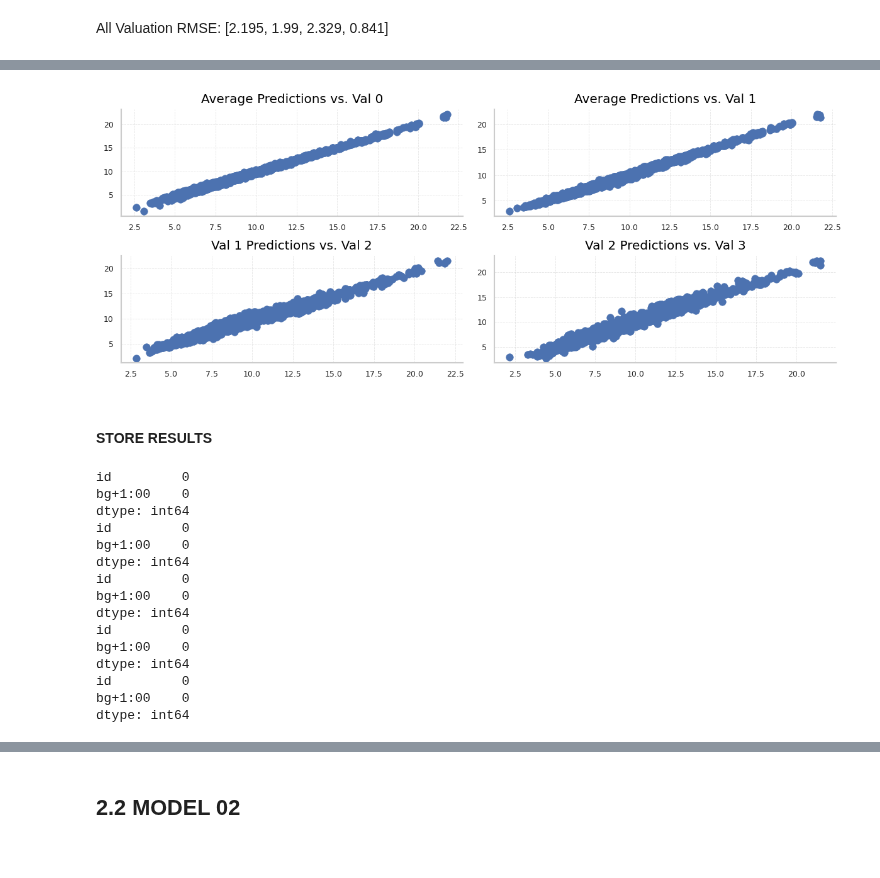
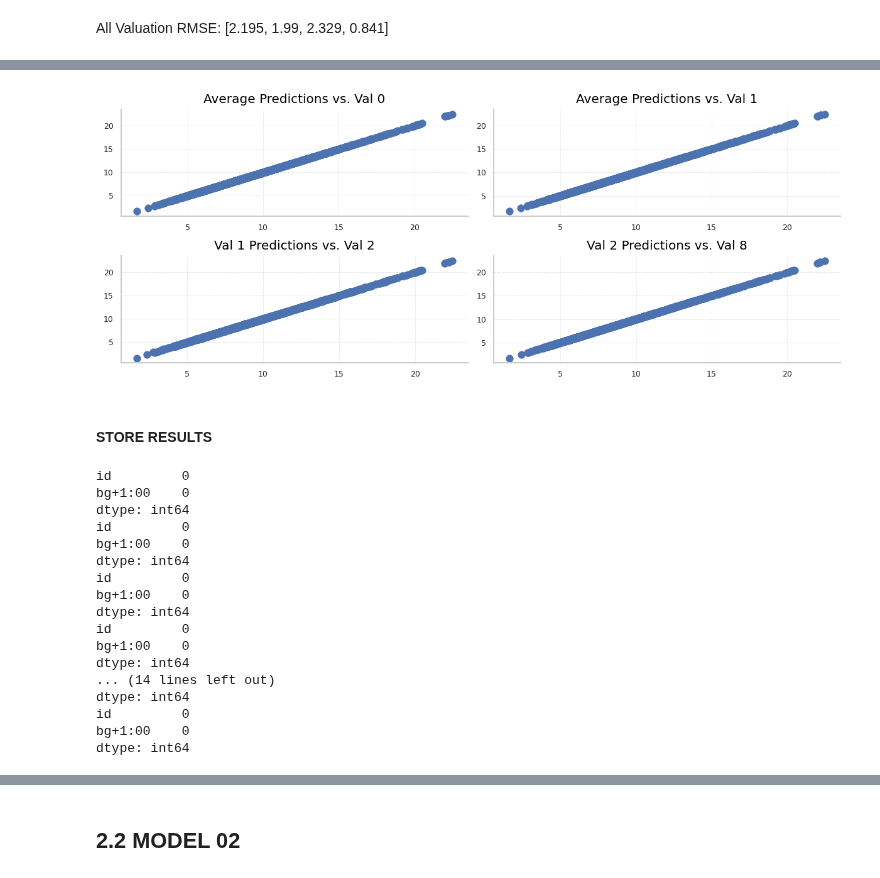
Before and after one commit to fabriziobasso/Colab_backup, a Jupyter notebook: File_00_NN_ext.ipynb, the cells around one changed output, grey strips where cells are left out. Drawn from its saved outputs; the diff is of its cells as text; code cells hidden in the pictures.

```diff
--- a/File_00_NN_ext.ipynb
+++ b/File_00_NN_ext.ipynb
@@ -876,28 +877,29 @@ def run_experiment(X_train, X_test, model_constructor, best_params, experiment_n
       model = model_constructor(vocabulary=vocabulary,
                                 lr = learning_rate,
                                 **best_params)
+      if i>=0:
+        print("Start training the model...")
 
-      print("Start training the model...")
+        history = model.fit(train_dataset,
+                            epochs=num_epochs,
+                            callbacks=[keras.callbacks.EarlyStopping(monitor='val_rmse', patience=5, mode="min",
+                                                      start_from_epoch=5,restore_best_weights=True),
+                                      keras.callbacks.ModelCheckpoint(filepath=checkpoint_filepath,
+                                                        save_weights_only=True,
+                                                        monitor="val_rmse",
+                                                        mode='min',
+                                                        save_best_only=True),
+                                      keras.callbacks.ReduceLROnPlateau(monitor='val_rmse', factor=0.5,
+                                                              patience=3, min_lr=0.0001, mode="min")],
+                            validation_data=valid_dataset)
 
-      history = model.fit(train_dataset,
-                          epochs=num_epochs,
-                          callbacks=[keras.callbacks.EarlyStopping(monitor='val_rmse', patience=17, mode="min",
-                                                    start_from_epoch=5,restore_best_weights=True),
-                                    keras.callbacks.ModelCheckpoint(filepath=checkpoint_filepath,
-                                                      save_weights_only=True,
-                                                      monitor="val_rmse",
-                                                      mode='min',
-                                                      save_best_only=True),
-                                    keras.callbacks.ReduceLROnPlateau(monitor='val_rmse', factor=0.5,
-                                                            patience=5, min_lr=0.0001, mode="min")],
-                          validation_data=valid_dataset)
-
-      print("Model training finished")
+        print("Model training finished")
 
       model.load_weights(checkpoint_filepath)
       model.evaluate(valid_dataset, verbose=0)
 
-      plot_training_session(history)
+      if i>=0:
+        plot_training_session(history)
 
       oof_res = model.predict(valid_dataset)
       test_pred = model.predict(test_dataset)
@@ -1112,8 +1085,8 @@ gc.collect()
 #best_params = tuner.get_best_hyperparameters(1)[0].values
 best_params = {'activation': 'gelu', 'dropout': 0.15, 'reg': 0.0001, 'dense_layers': [128,64,32]}
 # %%
-test_results_df, train_results_df = run_experiment(X_train, X_test, create_model_v0, best_params, experiment_name = "baseline_nn_ext_v0",
-                                                  rs=42, target="bg+1:00", batch_size=256, num_epochs=2, learning_rate=0.0005,
+test_results_df, train_results_df = run_experiment(X_train, X_test, create_model_v0, best_params, experiment_name = "baseline_nn_ext_v1_st",
+                                                  rs=42, target="bg+1:00", batch_size=512, num_epochs=51, learning_rate=0.0005,
                                                   n_splits = 3, n_repeats = 3, vocabulary = vocabulary_pnum)
 # %% [output]
 Running CV 0
@@ -1183,23 +1121,23 @@ test_results_df
 # %%
 fig, axs = plt.subplots(2,2, figsize=(10,4))
 axs = np.ravel(axs)
 
 axs[0].scatter(test_results_df["average"], test_results_df[0])
 axs[0].set_title("Average Predictions vs. Val 0")
 
 axs[1].scatter(test_results_df["average"], test_results_df[1])
 axs[1].set_title("Average Predictions vs. Val 1")
 
 axs[2].scatter(test_results_df[1], test_results_df[2])
 axs[2].set_title("Val 1 Predictions vs. Val 2")
 
-axs[3].scatter(test_results_df[2], test_results_df[3])
-axs[3].set_title("Val 2 Predictions vs. Val 3")
+axs[3].scatter(test_results_df[2], test_results_df[8])
+axs[3].set_title("Val 2 Predictions vs. Val 8")
 
 plt.tight_layout()
 plt.show()
 # %% [output]
-[figure, old version]
+[figure, new version]
 # %% [markdown]
 #### **STORE RESULTS**
 # %%
@@ -1207,7 +1145,7 @@ sub = pd.read_csv("/content/drive/MyDrive/Exercises/Studies_Structured_Data/Data
 # %%
 for i, col in enumerate(test_results_df.columns):
   sub["bg+1:00"] = test_results_df[col].values
-  sub.to_csv(f"/content/drive/MyDrive/Exercises/Studies_Structured_Data/Data/Glucose/submissions/Submission_val_conv_v0_{col}_expanded.csv", index=False)
+  sub.to_csv(f"/content/drive/MyDrive/Exercises/Studies_Structured_Data/Data/Glucose/submissions/Submission_val_conv_v1_{col}_expanded_st.csv", index=False)
   print(sub.isna().sum())
 # %% [output]
 id         0
@@ -1222,6 +1160,8 @@ dtype: int64
 id         0
 bg+1:00    0
 dtype: int64
+... (14 lines left out)
+dtype: int64
 id         0
 bg+1:00    0
 dtype: int64
```
Also changed, not shown: parts of 29 cells of this notebook.
